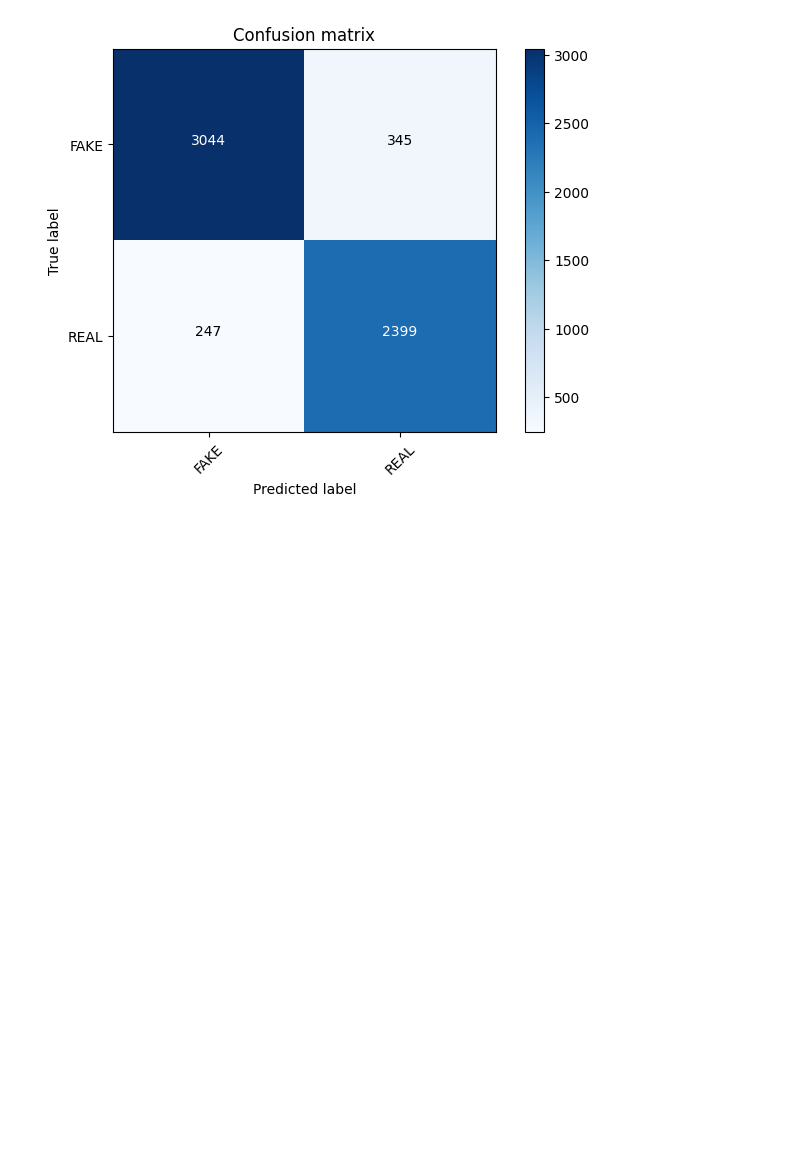
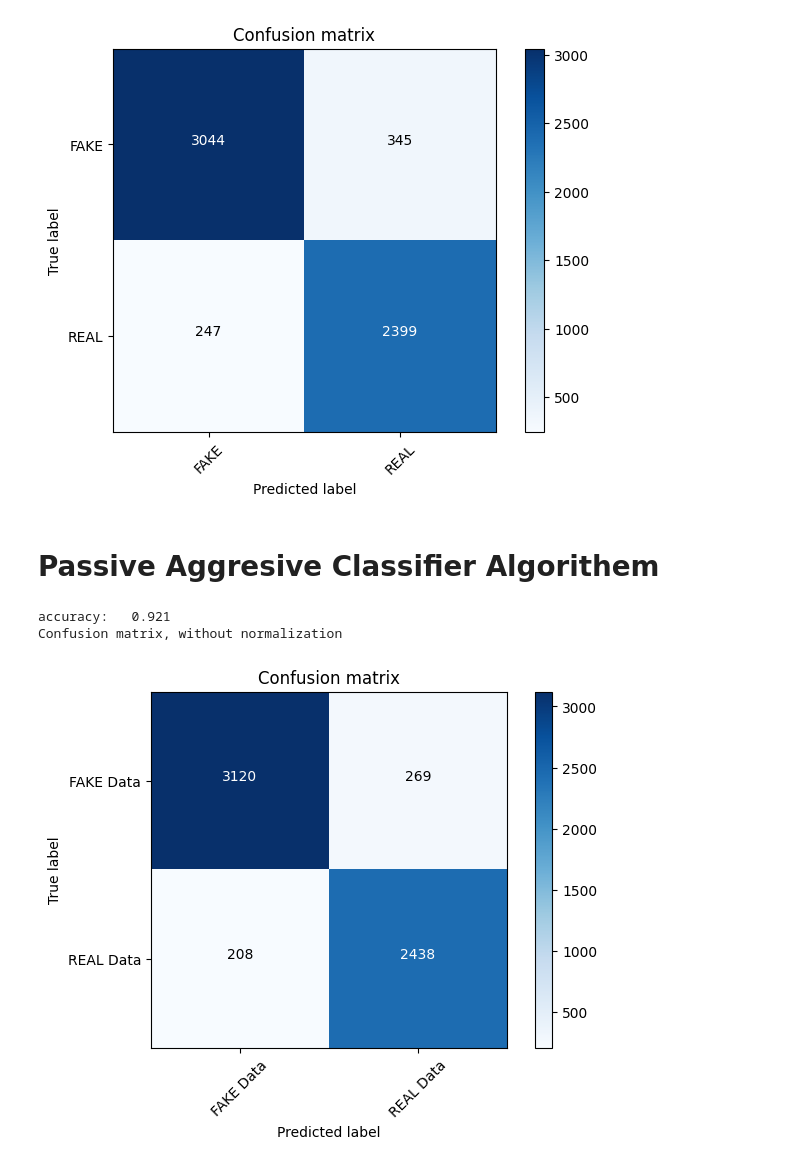
Before and after one commit to mfurqanjaved/fake_news_classifier, a Jupyter notebook: fake_news_classifier.ipynb, the cells around one changed output. Cells and saved outputs as stored; diff of their text form; code cells hidden in the pictures; blank space fills up the shorter version.

Commit message:
applied Passive Aggresive Classifier Algorithem

```diff
--- a/fake_news_classifier.ipynb
+++ b/fake_news_classifier.ipynb
@@ -137,3 +139,19 @@ plot_confusion_matrix(cm, classes=['FAKE', 'REAL'])
 accuracy:   0.902
 Confusion matrix, without normalization
 [figure]
+# %% [markdown]
+# Passive Aggresive Classifier Algorithem
+# %%
+from sklearn.linear_model import PassiveAggressiveClassifier
+linear_clf = PassiveAggressiveClassifier(max_iter=50)
+# %%
+linear_clf.fit(X_train, y_train)
+pred = linear_clf.predict(X_test)
+score = metrics.accuracy_score(y_test, pred)
+print("accuracy:   %0.3f" % score)
+cm = metrics.confusion_matrix(y_test, pred)
+plot_confusion_matrix(cm, classes=['FAKE Data', 'REAL Data'])
+# %% [output]
+accuracy:   0.921
+Confusion matrix, without normalization
+[figure, added]
```
Also changed, not shown: parts of 1 cell of this notebook.
